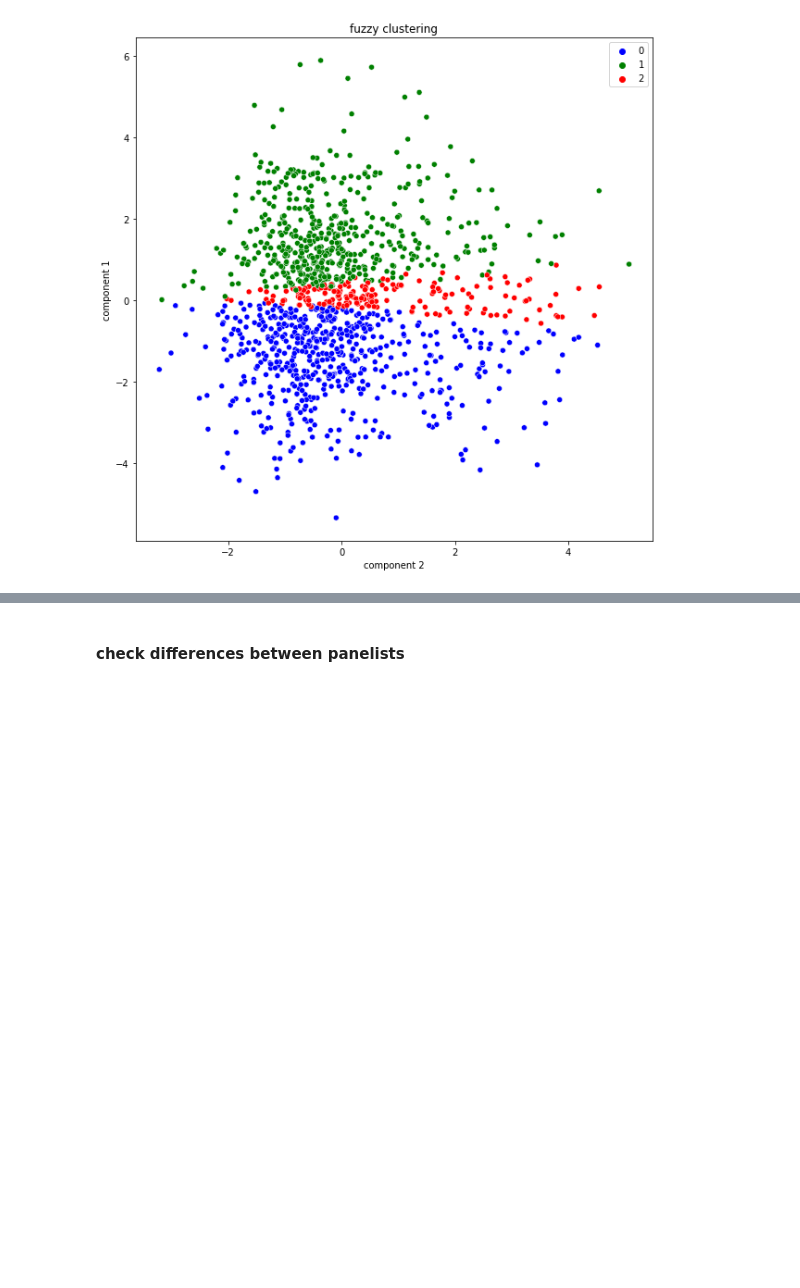
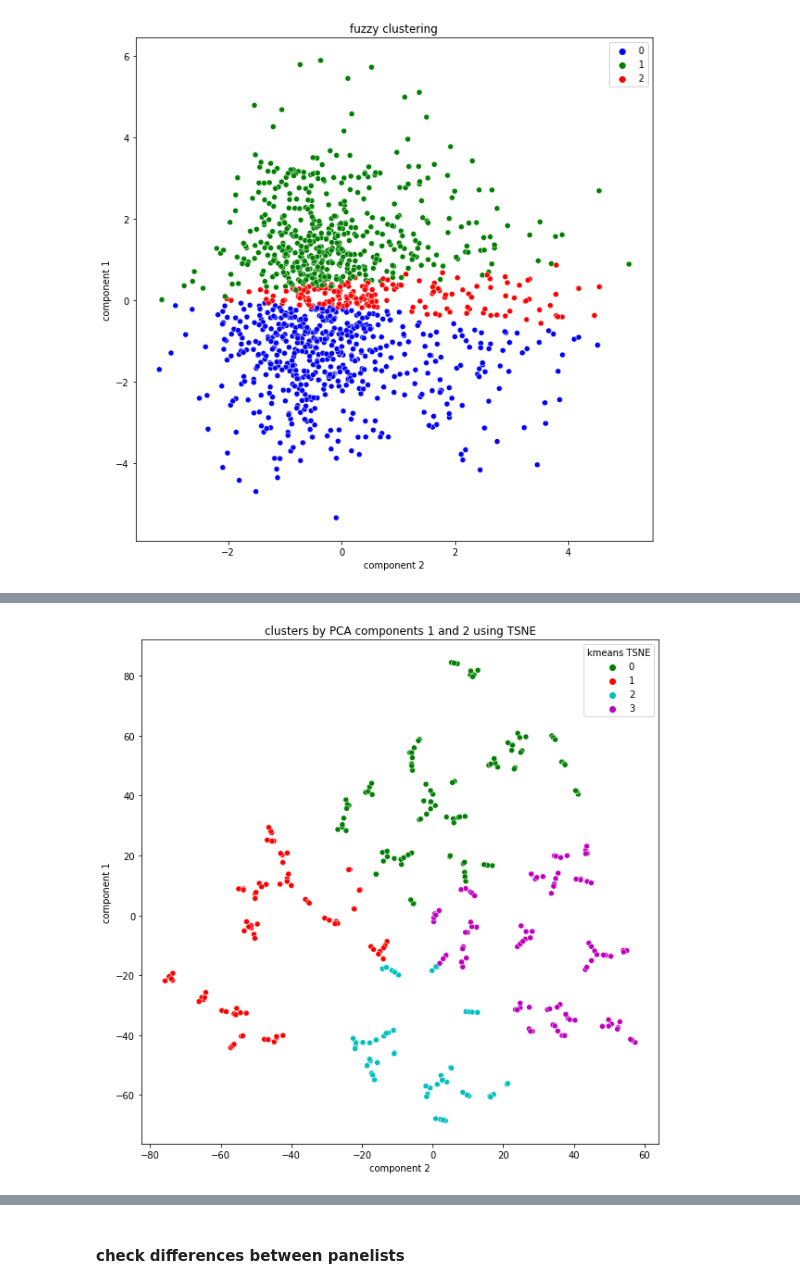
Before and after one commit to rengesf/flavorpred, a Jupyter notebook: clustering.ipynb, the cells around one changed output, grey strips where cells are left out. Saved outputs shown, nothing was run; the diff lists cells and outputs as text; code cells hidden in the pictures; blank space fills up the shorter version.

```diff
--- a/clustering.ipynb
+++ b/clustering.ipynb
@@ -435,0 +430,8 @@ plt.show()
+# %%
+chat_gpt_data = pd.read_table("data/csv_WBS_CahtData_professional_HH.csv", delimiter=';')
+chat_gpt_data.columns = ["Whisky Name","floral", 'fruit', 'wood', 'complexity' , 'malt' ,'sweet', 'peat', 'dried_fruits', 'aftertaste' ]
+X_gpt = chat_gpt_data.drop('Whisky Name',axis = 1)
+y_gpt = chat_gpt_data['Whisky Name']
+
+scaler = StandardScaler()
+X_gpt_scaled = scaler.fit_transform(X_gpt)
@@ -435,0 +467,3 @@ plt.show()
+# %%
+X_scaled_gpt = pd.DataFrame(X_gpt_scaled,columns=X_gpt.columns)
+X_scaled_gpt.head()
@@ -435,0 +477,4 @@ plt.show()
+# %%
+X_TSNE_gpt = TSNE(n_components=2, learning_rate='auto', init='random', perplexity=3).fit_transform(X_scaled_gpt)
+kmeans_tsne_gpt = KMeans(n_clusters=4, init='k-means++', random_state=42)
+kmeans_tsne_gpt.fit(X_TSNE_gpt)
@@ -435,0 +483,6 @@ plt.show()
+# %%
+gpt_TSNE = pd.concat([X_scaled_gpt.reset_index(drop=True),  pd.DataFrame(X_TSNE_gpt)],axis=1)
+gpt_TSNE.columns.values[-2:] = ['component 1', 'component 2']
+gpt_TSNE['kmeans TSNE'] = kmeans_tsne_gpt.labels_
+gpt_TSNE['Whisky Name'] = chat_gpt_data['Whisky Name']
+gpt_TSNE
@@ -435,0 +503,9 @@ plt.show()
+# %%
+x_axis = gpt_TSNE['component 2']
+y_axis = gpt_TSNE['component 1']
+plt.figure(figsize=(10,10))
+sns.scatterplot(x=x_axis, y=y_axis, data=gpt_TSNE, hue = gpt_TSNE['kmeans TSNE'], palette=['g','r','c','m'])
+plt.title('clusters by PCA components 1 and 2 using TSNE')
+plt.show()
+# %% [output]
+[figure, added]
```
Also changed, not shown: parts of 22 cells of this notebook, 4 other files.
